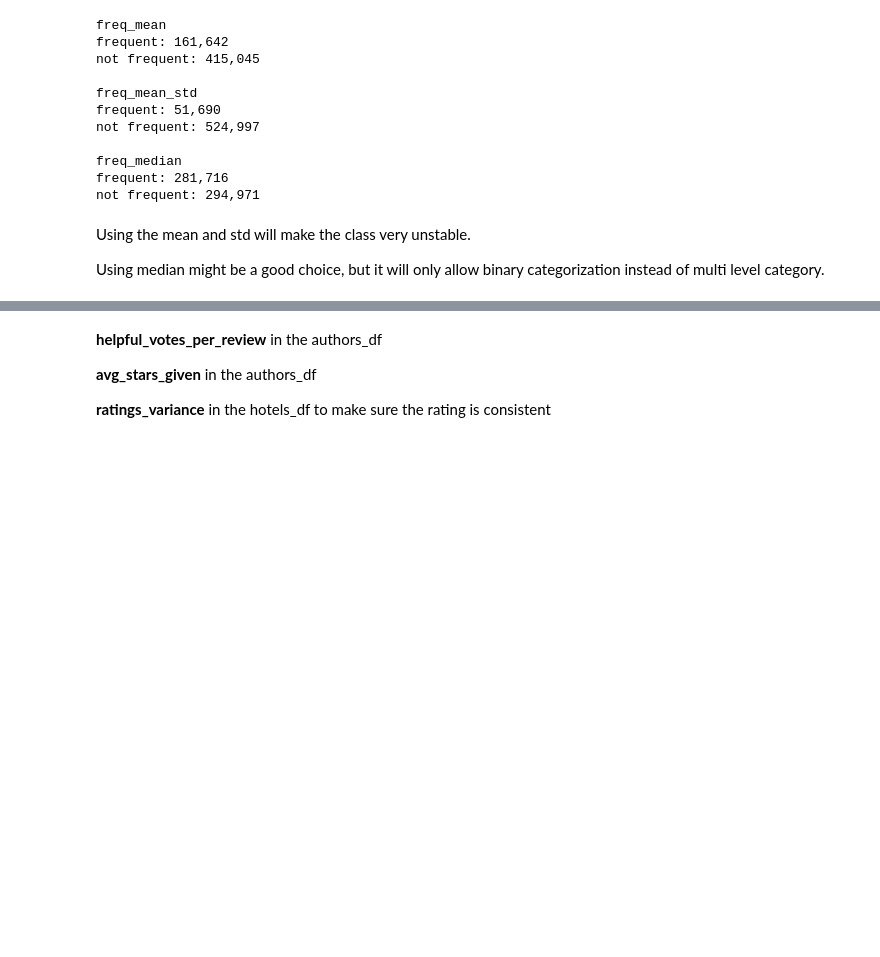
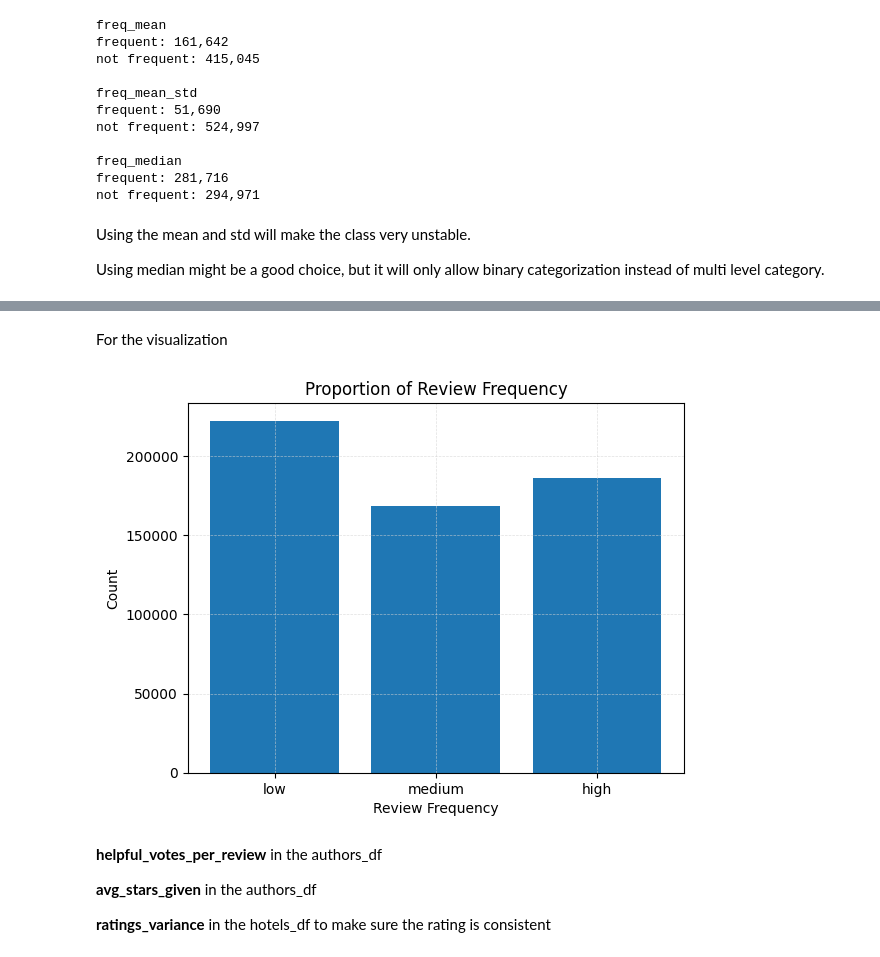
Before and after one commit to nadiavictoria/IS512-Hotel-Analytics, a Jupyter notebook: notebooks/02_exploratory_analysis.ipynb, the cells around one changed output, grey strips where cells are left out. Saved outputs shown, nothing was run; the diff lists cells and outputs as text; code cells hidden in the pictures; blank space fills up the shorter version.

Commit message:
visualization for frequent reviewer

```diff
--- a/notebooks/02_exploratory_analysis.ipynb
+++ b/notebooks/02_exploratory_analysis.ipynb
@@ -681,6 +681,23 @@ authors_df.sample(10)
 | 296212 | 883FAB50659E9619DD05C89A2DEA008D | Pocahontas57 | 3.0 | 1.0 | 4.0 | 3.0 |  |  | ... |
 | 503464 | 7A4A5CB5B4DBD3938E38A4F3CC6AE49A | GreenBayPacker | NaN | NaN | 1.0 | NaN | Green Bay |  | ... |
 | 54339 | 044E0734153DF6660DAAB2837915CA1B | Valéria S | 8.0 | 9.0 | 30.0 | 7.0 | Recife, PE |  | ... |
+# %% [markdown]
+For the visualization
+# %%
+freq_counts = authors_df['review_frequency'].value_counts()
+
+order = ['low', 'medium', 'high']
+freq_counts = freq_counts.reindex(order, fill_value=0)
+
+# Plot
+plt.grid(True, color='lightgray', linestyle='--', linewidth=0.5, alpha=0.7)
+plt.bar(freq_counts.index, freq_counts.values)
+plt.xlabel("Review Frequency")
+plt.ylabel("Count")
+plt.title("Proportion of Review Frequency")
+plt.show()
+# %% [output]
+[figure, added]
 # %% [markdown]
 **helpful_votes_per_review** in the authors_df
 
```
